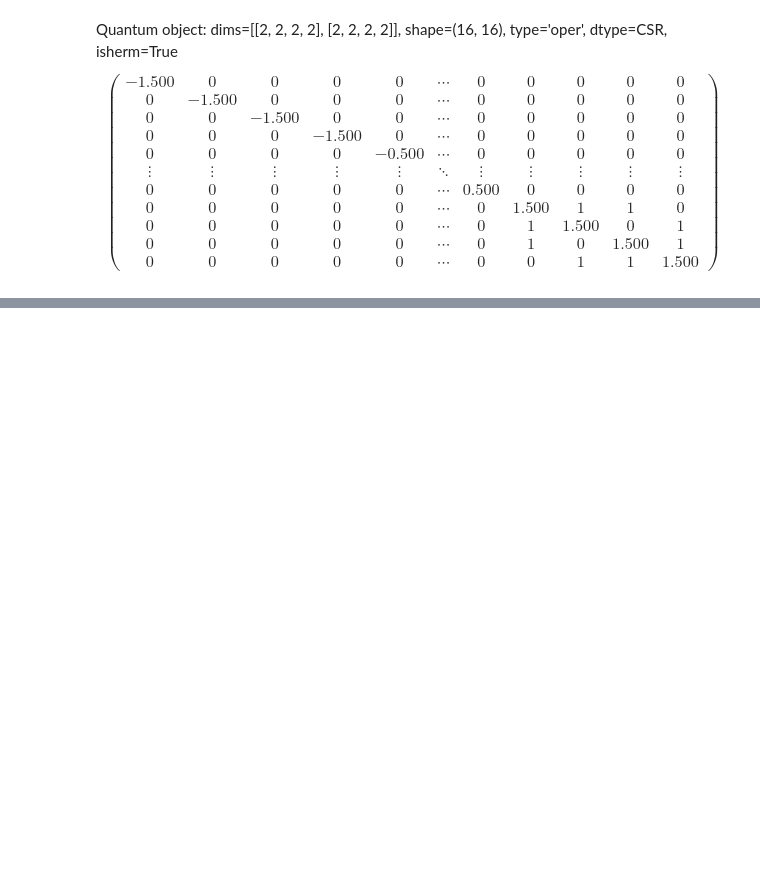
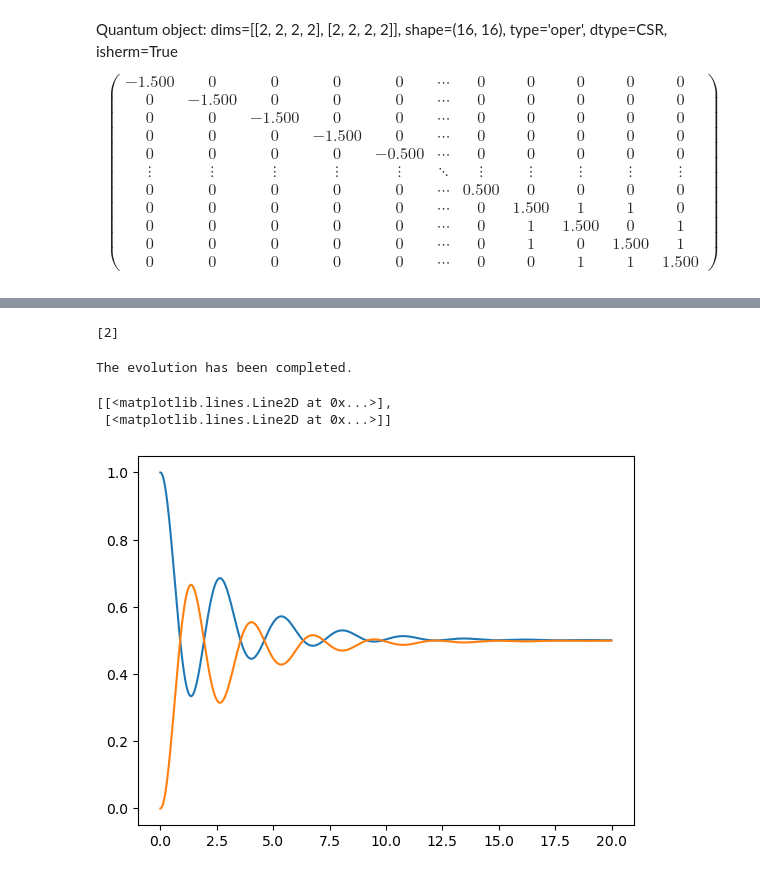
Before and after one commit to N384R/Quantum_Dynamics, a Jupyter notebook: test_qsextra_class.ipynb, the cells around one changed output, grey strips where cells are left out. Cells and saved outputs as stored; diff of their text form; code cells hidden in the pictures; blank space fills up the shorter version.

```diff
--- a/test_qsextra_class.ipynb
+++ b/test_qsextra_class.ipynb
@@ -755,0 +799,22 @@ AttributeError: 'NoneType' object has no attribute 'expect'
+# %%
+coll_rate = (2 * np.array(Omega)).tolist()
+
+print(coll_rate)
+# %% [output]
+[2]
+# %%
+t_list = np.arange(0, 20, dt)
+results = clevolve(sys, t_list, coll_rate, measure_populations=True)
+
+P_qutip = results.expect
+error = []
+for i in range(len(epsilon)):
+    error.append(
+        np.sqrt(P_qutip[i] * (np.ones_like(P_qutip[i]) - P_qutip[i]) / shots))
+
+[plt.plot(t_list, P_qutip[i]) for i in range(len(epsilon))]
+# %% [output]
+The evolution has been completed.
+[[<matplotlib.lines.Line2D at 0x...>],
+ [<matplotlib.lines.Line2D at 0x...>]]
+[figure, added]
```
Also changed, not shown: parts of 12 cells of this notebook, 1 other file.
